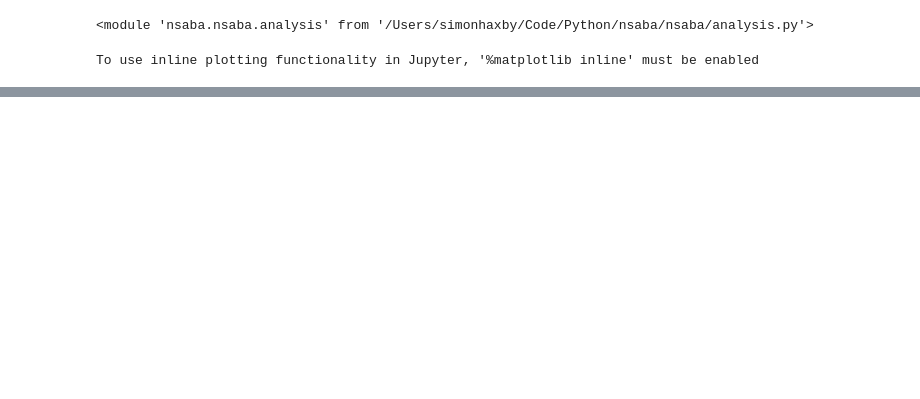
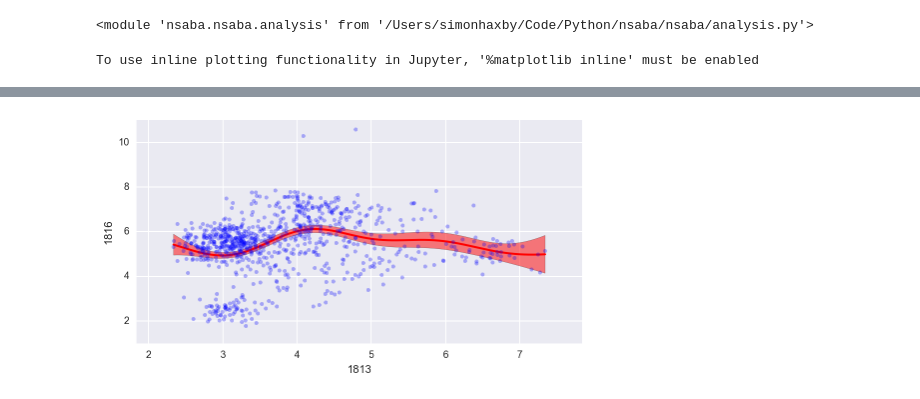
Before and after one commit to voytekresearch/nsaba, a Jupyter notebook: notebooks/testing/testing_analysis.ipynb, the cells around one changed output, grey strips where cells are left out. Drawn from its saved outputs; the diff is of its cells as text; code cells hidden in the pictures; blank space fills up the shorter version.

```diff
--- a/notebooks/testing/testing_analysis.ipynb
+++ b/notebooks/testing/testing_analysis.ipynb
@@ -59,3 +64,8 @@ analy.gp_ns_ge(term, 1813, theta0=1, thetaU=1, thetaL=1e-3);
+# %%
+plt.figure(figsize=(8,4))
+analy.gp_ge_ge(1813, 1816, theta0=1, thetaU=1, thetaL=1e-3);
+# %% [output]
+[figure, added]
 # %%
 analy.term_ge_ttest(term, 1813, split_method='quant', graphops='box')
 # %%
```
Also changed, not shown: parts of 4 cells of this notebook, 2 other files.
